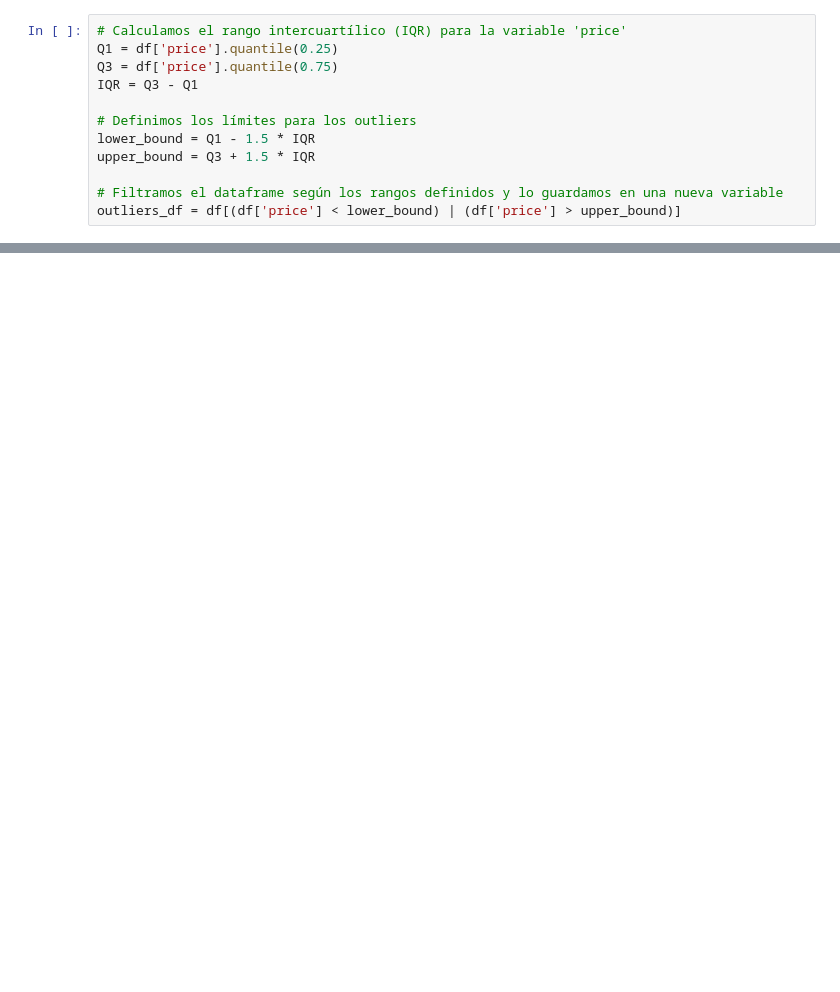
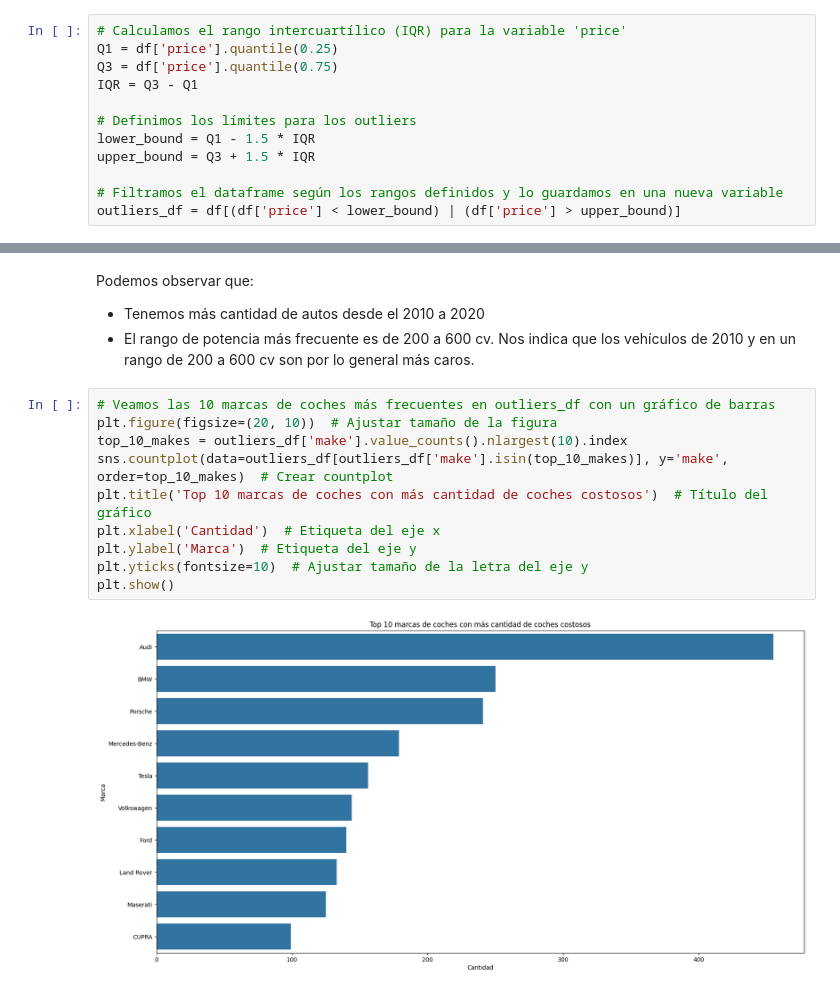
Before and after one commit to Jaume2908/car-price-prediction-data-project, a Jupyter notebook: EDA_car_price.ipynb, the cells around one changed output, grey strips where cells are left out. Cells and saved outputs as stored; diff of their text form; blank space fills up the shorter version.

```diff
--- a/EDA_car_price.ipynb
+++ b/EDA_car_price.ipynb
@@ -288,0 +321,17 @@ plt.show()
+# %% [markdown]
+Podemos observar que:
+* Tenemos más cantidad de autos desde el 2010 a 2020
+* El rango de potencia más frecuente es de 200 a 600 cv.
+Nos indica que los vehículos de 2010 y en un rango de 200 a 600  cv son por lo general más caros.
+# %%
+# Veamos las 10 marcas de coches más frecuentes en outliers_df con un gráfico de barras
+plt.figure(figsize=(20, 10))  # Ajustar tamaño de la figura
+top_10_makes = outliers_df['make'].value_counts().nlargest(10).index
+sns.countplot(data=outliers_df[outliers_df['make'].isin(top_10_makes)], y='make', order=top_10_makes)  # Crear countplot
+plt.title('Top 10 marcas de coches con más cantidad de coches costosos')  # Título del gráfico
+plt.xlabel('Cantidad')  # Etiqueta del eje x
+plt.ylabel('Marca')  # Etiqueta del eje y
+plt.yticks(fontsize=10)  # Ajustar tamaño de la letra del eje y
+plt.show()
+# %% [output]
+[figure, added]
```
Also changed, not shown: parts of 59 cells of this notebook, 2 other files.
